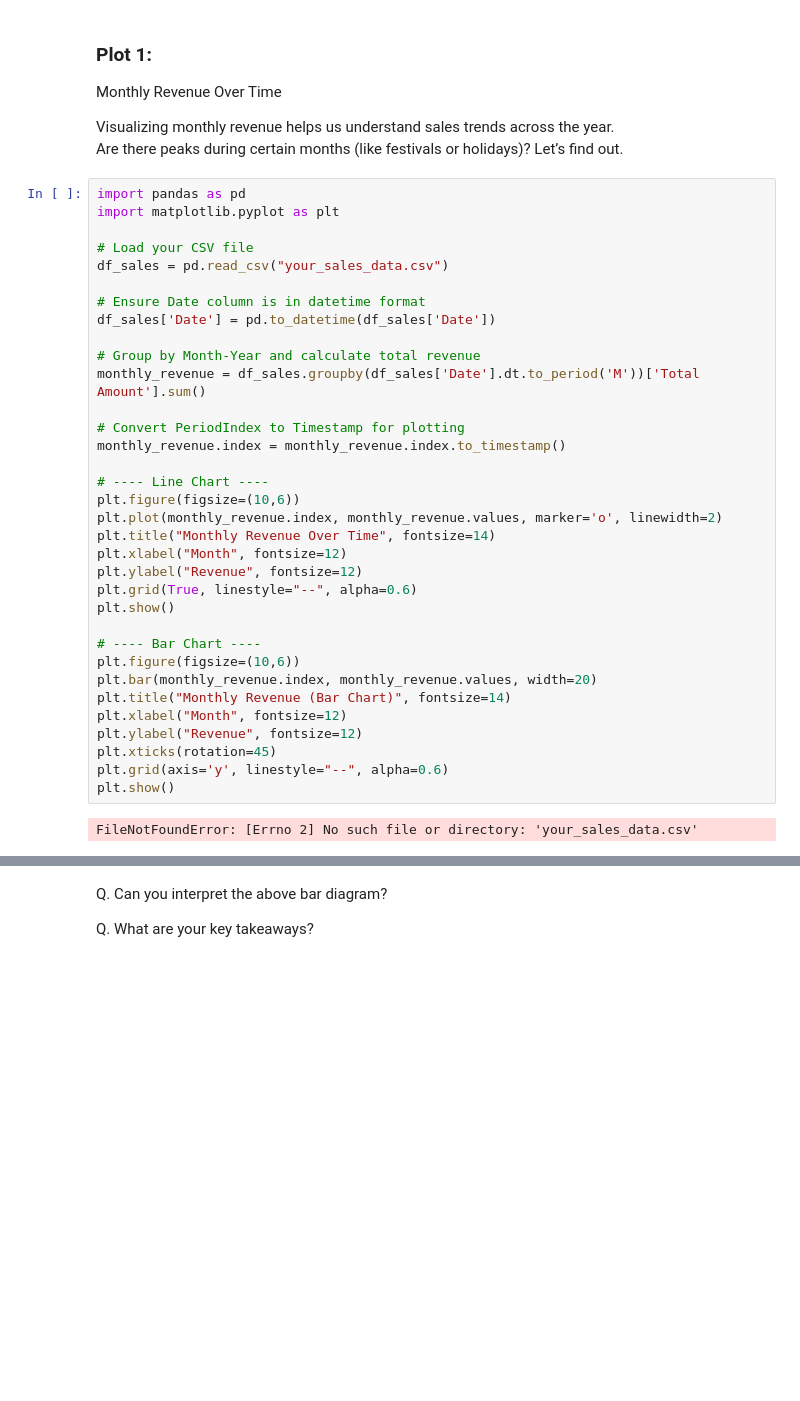
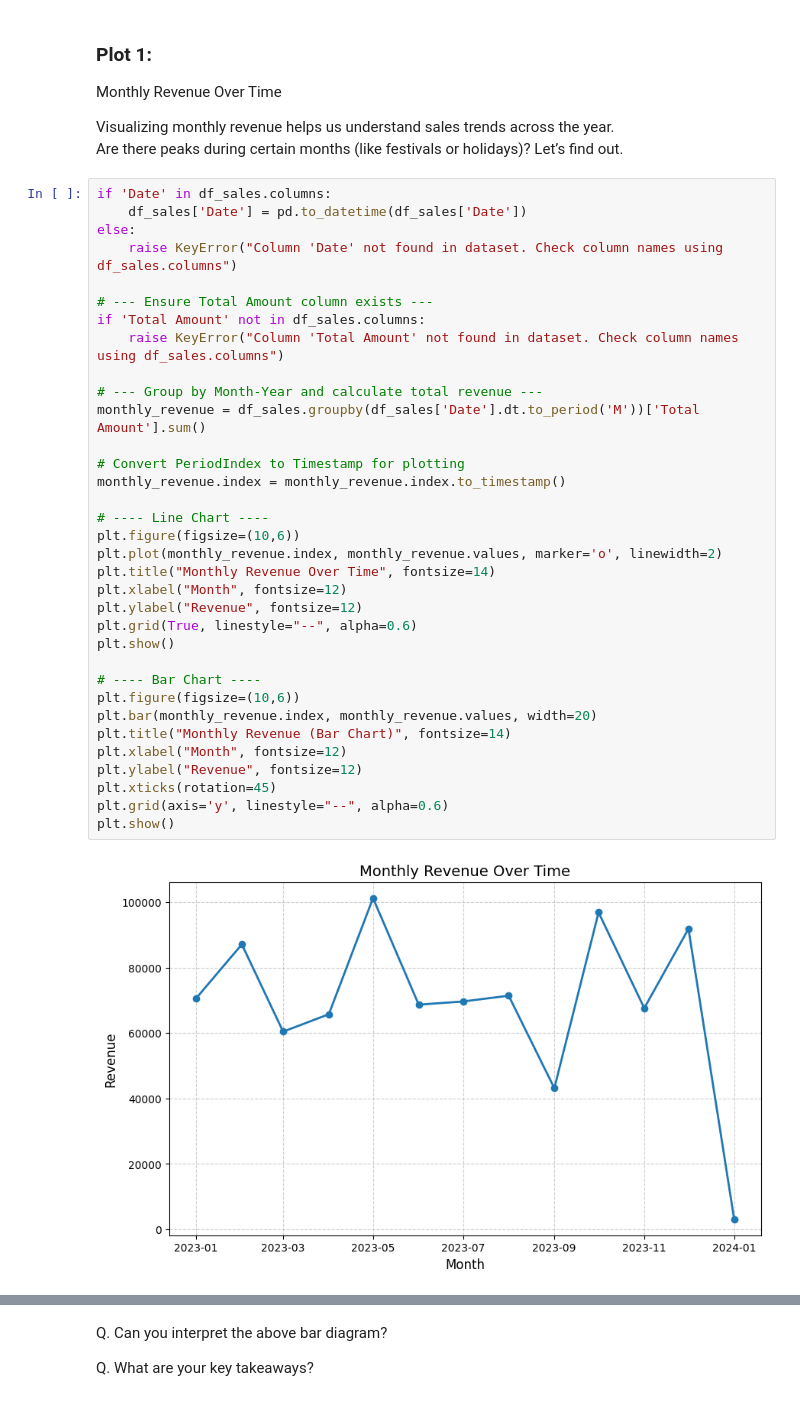
Before and after one commit to dasavik09/TIH-Internship-Section-1-, a Jupyter notebook: 08-Visualizing_Time_Series_Dataset_Retail_Sales_Data.ipynb, the cells around one changed output, grey strips where cells are left out. Drawn from its saved outputs; the diff is of its cells as text; blank space fills up the shorter version.

```diff
--- a/08-Visualizing_Time_Series_Dataset_Retail_Sales_Data.ipynb
+++ b/08-Visualizing_Time_Series_Dataset_Retail_Sales_Data.ipynb
@@ -97,38 +111,38 @@ Monthly Revenue Over Time
 Visualizing monthly revenue helps us understand sales trends across the year.
 Are there peaks during certain months (like festivals or holidays)? Let’s find out.
 # %%
-import pandas as pd
-import matplotlib.pyplot as plt
+if 'Date' in df_sales.columns:
+    df_sales['Date'] = pd.to_datetime(df_sales['Date'])
+else:
+    raise KeyError("Column 'Date' not found in dataset. Check column names using df_sales.columns")
 
-# Load your CSV file
-df_sales = pd.read_csv("your_sales_data.csv")
+# --- Ensure Total Amount column exists ---
+if 'Total Amount' not in df_sales.columns:
+    raise KeyError("Column 'Total Amount' not found in dataset. Check column names using df_sales.columns")
 
-# Ensure Date column is in datetime format
-df_sales['Date'] = pd.to_datetime(df_sales['Date'])
-
-# Group by Month-Year and calculate total revenue
+# --- Group by Month-Year and calculate total revenue ---
 monthly_revenue = df_sales.groupby(df_sales['Date'].dt.to_period('M'))['Total Amount'].sum()
 
 # Convert PeriodIndex to Timestamp for plotting
 monthly_revenue.index = monthly_revenue.index.to_timestamp()
 
 # ---- Line Chart ----
 plt.figure(figsize=(10,6))
 plt.plot(monthly_revenue.index, monthly_revenue.values, marker='o', linewidth=2)
 plt.title("Monthly Revenue Over Time", fontsize=14)
 plt.xlabel("Month", fontsize=12)
 plt.ylabel("Revenue", fontsize=12)
 plt.grid(True, linestyle="--", alpha=0.6)
 plt.show()
 
 # ---- Bar Chart ----
 plt.figure(figsize=(10,6))
 plt.bar(monthly_revenue.index, monthly_revenue.values, width=20)
 plt.title("Monthly Revenue (Bar Chart)", fontsize=14)
 plt.xlabel("Month", fontsize=12)
 plt.ylabel("Revenue", fontsize=12)
 plt.xticks(rotation=45)
 plt.grid(axis='y', linestyle="--", alpha=0.6)
 plt.show()
 # %% [output]
-FileNotFoundError: [Errno 2] No such file or directory: 'your_sales_data.csv'
+[figure, added]
```
Also changed, not shown: parts of 8 cells of this notebook, 1 other file.
